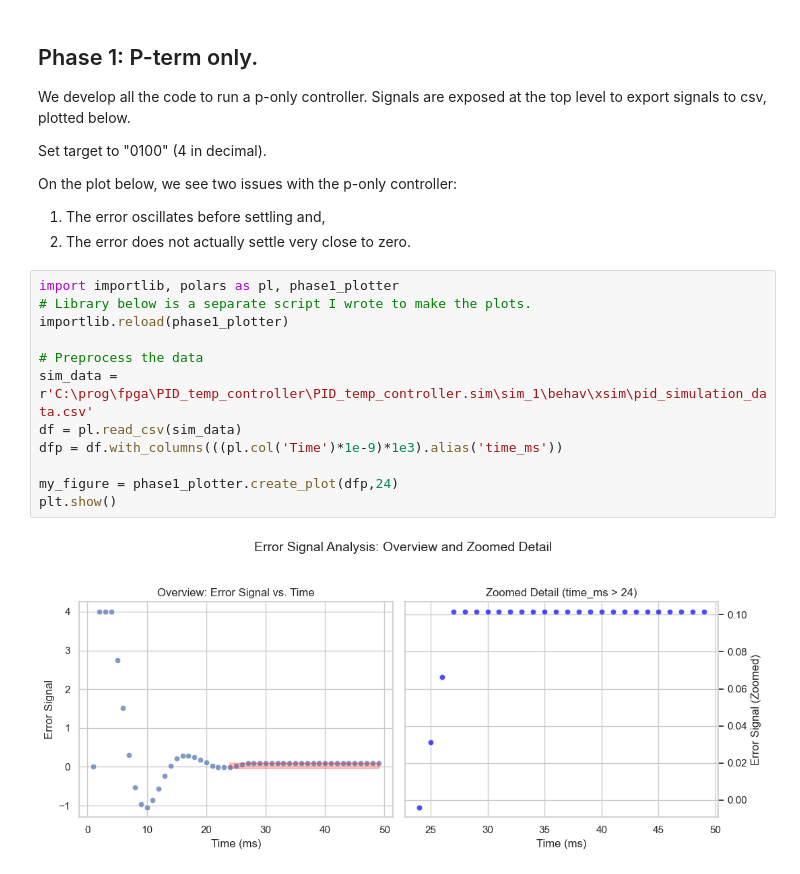
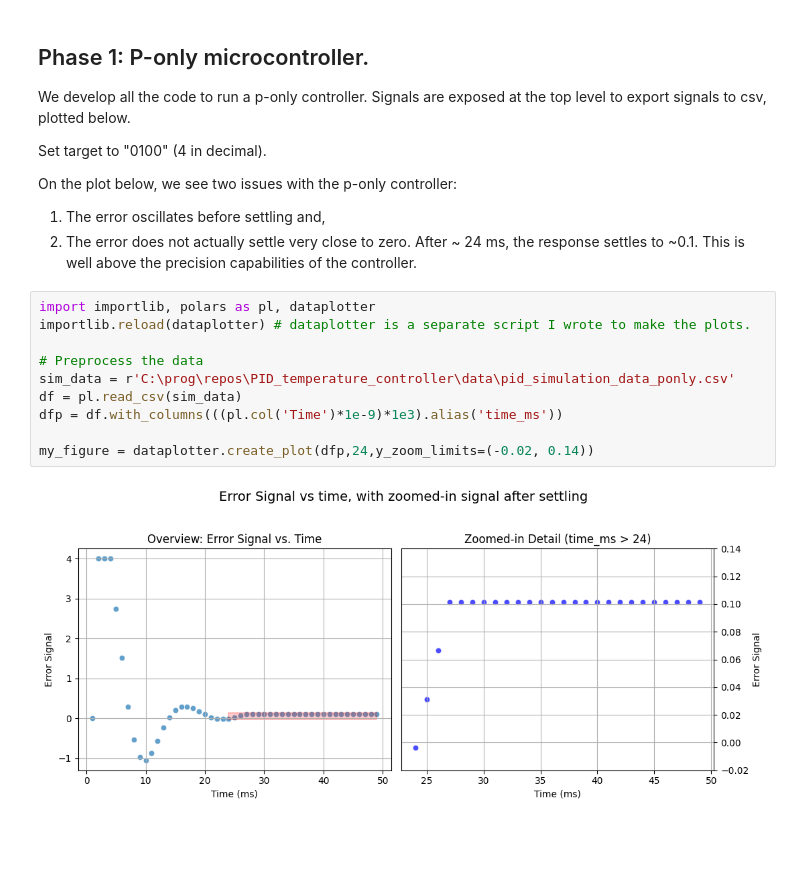
Before and after one commit to czarv30/PID_controller_temperature, a Jupyter notebook: README.ipynb, the cells around one changed output. Saved outputs shown, nothing was run; the diff lists cells and outputs as text; blank space fills up the shorter version.

````diff
--- a/README.ipynb
+++ b/README.ipynb
@@ -36,25 +35,23 @@ graph LR
     N_Plant --(-)--> N_SumError
 ```
 # %% [markdown]
-## Phase 1: P-term only.
+## Phase 1: P-only microcontroller.
 We develop all the code to run a p-only controller. Signals are exposed at the top level to export signals to csv, plotted below.
 
 Set target to "0100" (4 in decimal).
 
 On the plot below, we see two issues with the p-only controller:
 1. The error oscillates before settling and,
-2. The error does not actually settle very close to zero.
+2. The error does not actually settle very close to zero. After ~ 24 ms, the response settles to ~0.1. This is well above the precision capabilities of the controller.
 # %%
-import importlib, polars as pl, phase1_plotter
-# Library below is a separate script I wrote to make the plots.
-importlib.reload(phase1_plotter)
+import importlib, polars as pl, dataplotter
+importlib.reload(dataplotter) # dataplotter is a separate script I wrote to make the plots.
 
 # Preprocess the data
-sim_data = r'C:\prog\fpga\PID_temp_controller\PID_temp_controller.sim\sim_1\behav\xsim\pid_simulation_data.csv'
+sim_data = r'C:\prog\repos\PID_temperature_controller\data\pid_simulation_data_ponly.csv'
 df = pl.read_csv(sim_data)
 dfp = df.with_columns(((pl.col('Time')*1e-9)*1e3).alias('time_ms'))
 
-my_figure = phase1_plotter.create_plot(dfp,24)
-plt.show()
+my_figure = dataplotter.create_plot(dfp,24,y_zoom_limits=(-0.02, 0.14))
 # %% [output]
-[figure, old version]
+[figure, new version]
````
Also changed, not shown: parts of 2 cells of this notebook, 7 other files.
